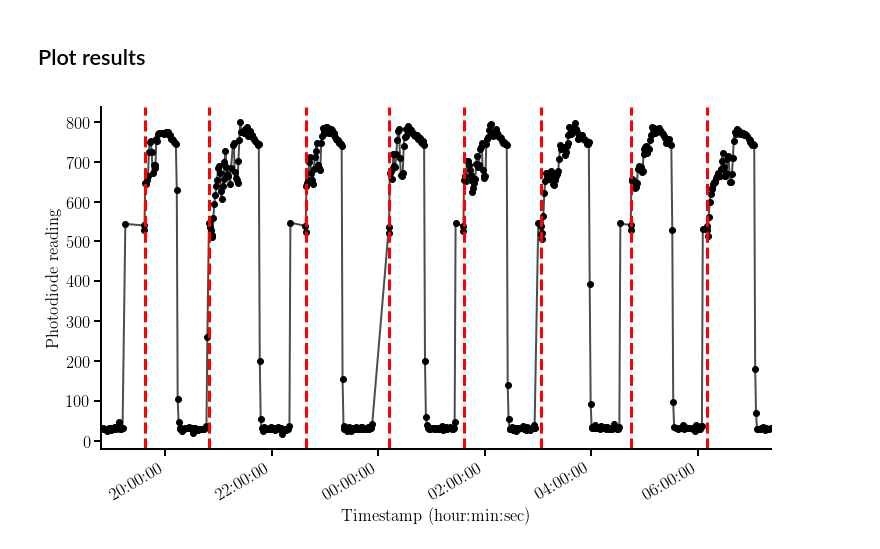
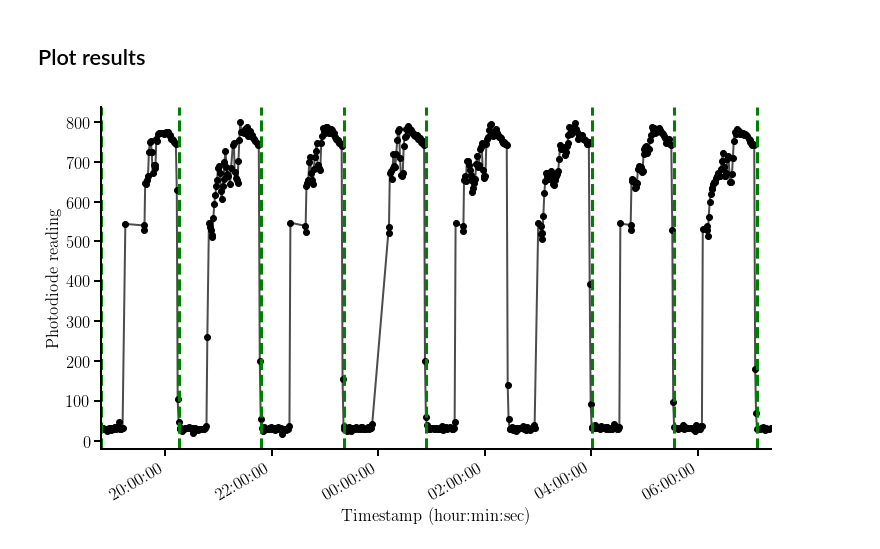
Before and after one commit to cescalara/euso_tools, a Jupyter notebook: log_parsing/log_parsing.ipynb, the cells around one changed output. Saved outputs shown, nothing was run; the diff lists cells and outputs as text; code cells hidden in the pictures.

```diff
--- a/log_parsing/log_parsing.ipynb
+++ b/log_parsing/log_parsing.ipynb
@@ -6,6 +8,6 @@ from matplotlib import pyplot as plt
 from datetime import date, time
 # %%
-filename = 'CPU_MAIN__2019_10_07__18_46_59.log'
+filename = 'test_data/CPU_MAIN__2019_10_07__18_46_59.log'
 search_str = 'average photodiode reading is:'
 day_str = 'entering DAY mode'
 night_str = 'entering NIGHT mode'
@@ -28,8 +30,7 @@ day = []
 timestamp = []
 photodiode = []
 for l in lines:
-    print(len(l))
-    day.append(datetime.date(int(l[0:4]), int(l[5:7]), int(l[8:10])))
+    day.append(date(int(l[0:4]), int(l[5:7]), int(l[8:10])))
     ts = l[11:26]
     timestamp.append(time(hour=int(ts[0:2]), minute=int(ts[3:5]),
                           second=int(ts[6:8]), microsecond=int(ts[9:15])))
@@ -63,8 +46,7 @@ x_dt = [ datetime.datetime.combine(d, t) for d, t in zip(day, timestamp) ]
 day = []
 day_switch = []
 for l in day_lines:
-    test = datetime.date(int(l[0:4]), int(l[5:7]), int(l[8:10]))
-    day.append(test)
+    day.append(date(int(l[0:4]), int(l[5:7]), int(l[8:10])))
     ts = l[11:26]
     day_switch.append(time(hour=int(ts[0:2]), minute=int(ts[3:5]),
                               second=int(ts[6:8]), microsecond=int(ts[9:15])))
@@ -78,8 +60,6 @@ for l in night_lines:
     night_switch.append(time(hour=int(ts[0:2]), minute=int(ts[3:5]),
                               second=int(ts[6:8]), microsecond=int(ts[9:15])))
 
-# Combine day and timestamp
-
 x_night = [ datetime.datetime.combine(d, t) for d, t in zip(day, night_switch) ]
 # %% [markdown]
 ## Plot results
@@ -88,18 +68,18 @@ plt.style.use('minimalist')
 # %%
 fig, ax = plt.subplots()
 fig.set_size_inches((12, 7))
 ax.plot(x_dt, photodiode, 'ko')
 ax.plot(x_dt, photodiode, 'k', alpha=0.7)
-for d in x_day:
-    ax.axvline(d, color='r', linestyle='--', lw=3)
-#for n in x_night:
-#    ax.axvline(n, color='g', linestyle='--', lw=3)
+#for d in x_day:
+#    ax.axvline(d, color='r', linestyle='--', lw=3)
+for n in x_night:
+    ax.axvline(n, color='g', linestyle='--', lw=3)
 myFmt = mdates.DateFormatter('%H:%M:%S')
 ax.xaxis.set_major_formatter(myFmt)
 fig.autofmt_xdate()
 ax.set_xlabel('Timestamp (hour:min:sec)')
 ax.set_ylabel('Photodiode reading')
 ax.set_xlim(x_dt[0])
-fig.savefig('photodiode_timeseries.pdf', dpi=500, bbox_inches='tight')
+fig.savefig('figures/photodiode_timeseries.pdf', dpi=500, bbox_inches='tight')
 # %% [output]
-[figure, old version]
+[figure, new version]
```
Also changed, not shown: parts of 9 cells of this notebook, 2 other files.
